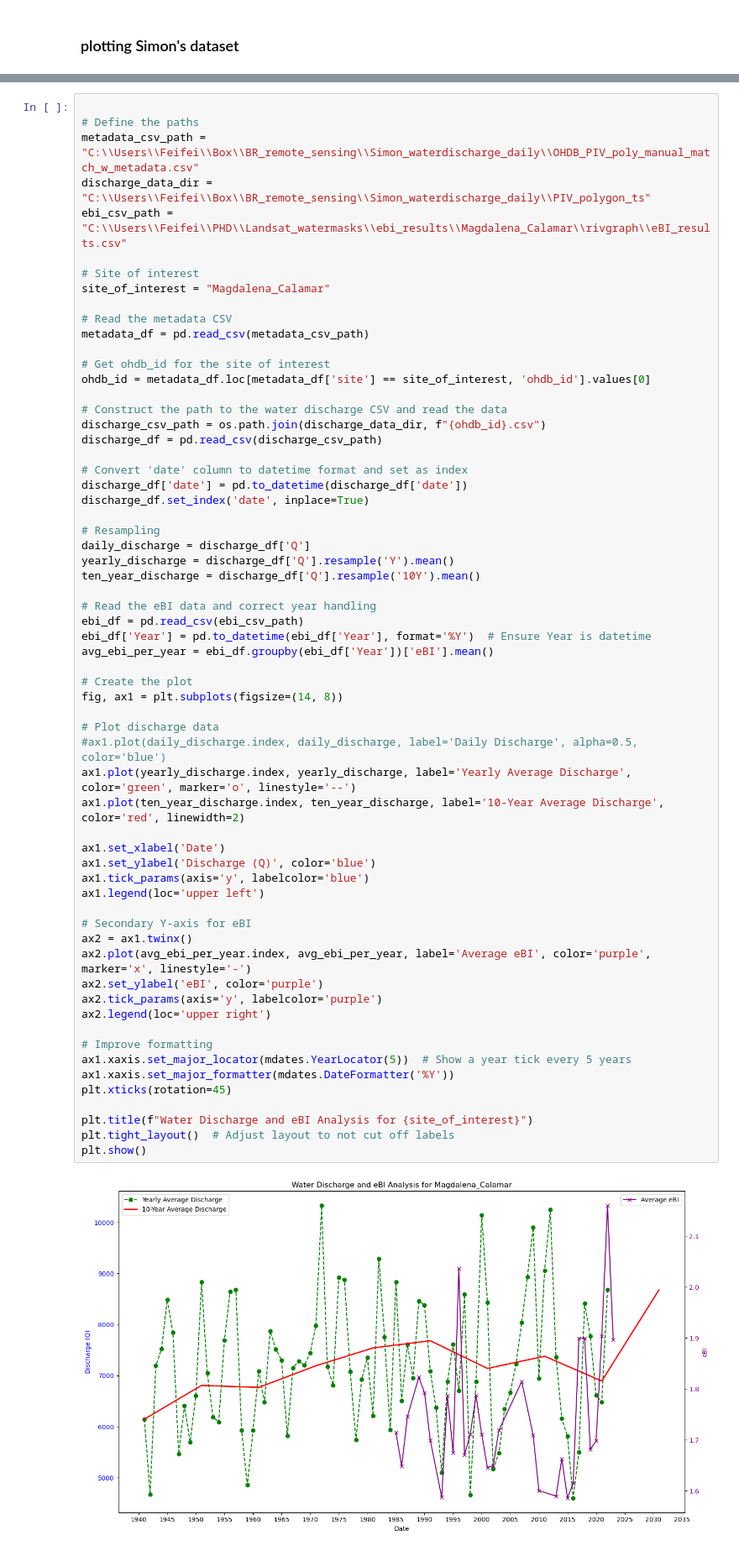
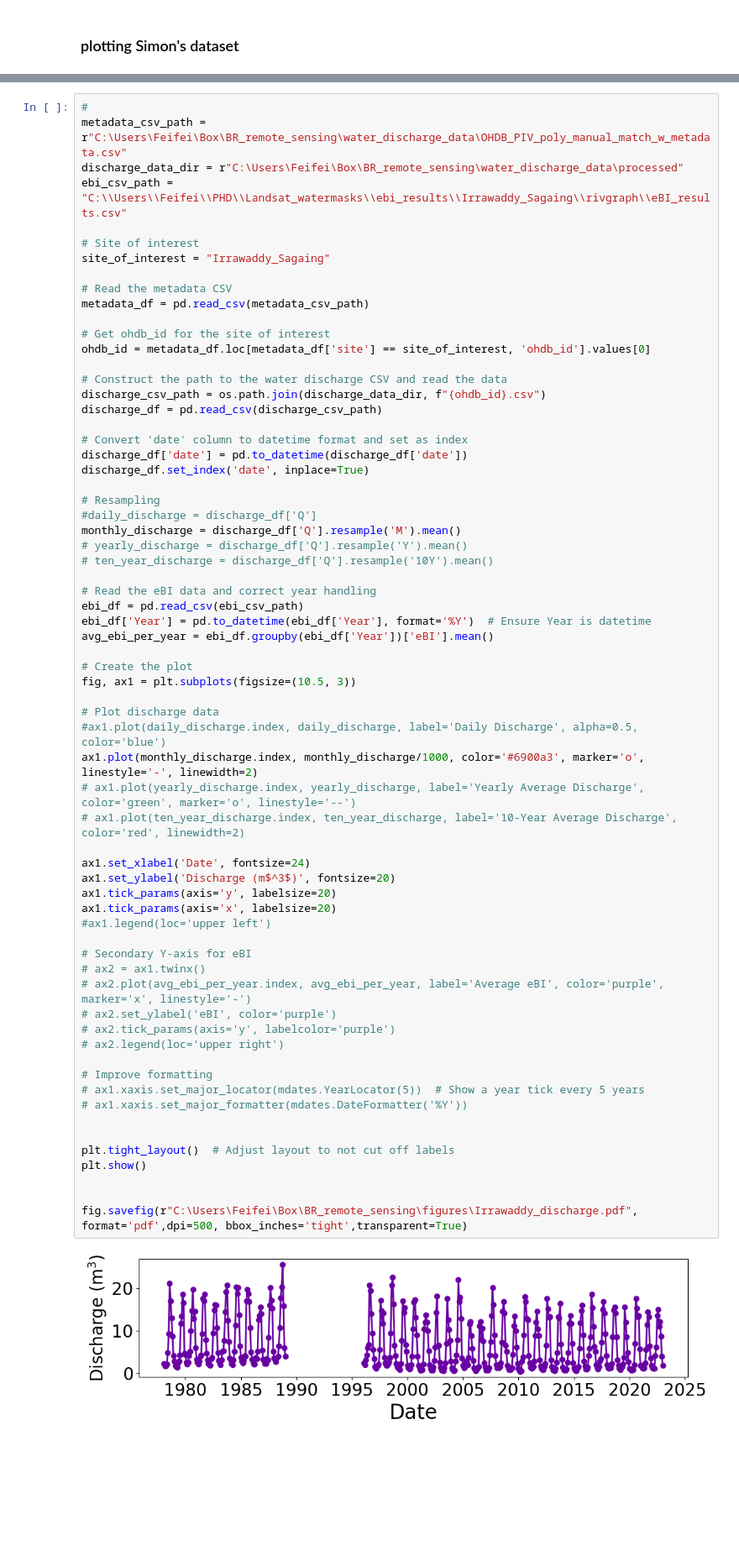
Before and after one commit to feifeixzhao/eBIcalculator, a Jupyter notebook: plot_eBI.ipynb, the cells around one changed output, grey strips where cells are left out. Shown at 84% size. Cells and saved outputs as stored; diff of their text form; blank space fills up the shorter version.

```diff
--- a/plot_eBI.ipynb
+++ b/plot_eBI.ipynb
@@ -1325,12 +1558,11 @@ See the caveats in the documentation: https://pandas.pydata.org/pandas-docs/stab
 # %%
-
-# Define the paths
-metadata_csv_path = "C:\\Users\\Feifei\\Box\\BR_remote_sensing\\Simon_waterdischarge_daily\\OHDB_PIV_poly_manual_match_w_metadata.csv"
-discharge_data_dir = "C:\\Users\\Feifei\\Box\\BR_remote_sensing\\Simon_waterdischarge_daily\\PIV_polygon_ts"
-ebi_csv_path = "C:\\Users\\Feifei\\PHD\\Landsat_watermasks\\ebi_results\\Magdalena_Calamar\\rivgraph\\eBI_results.csv"
+#
+metadata_csv_path = r"C:\Users\Feifei\Box\BR_remote_sensing\water_discharge_data\OHDB_PIV_poly_manual_match_w_metadata.csv"
+discharge_data_dir = r"C:\Users\Feifei\Box\BR_remote_sensing\water_discharge_data\processed"
+ebi_csv_path = "C:\\Users\\Feifei\\PHD\\Landsat_watermasks\\ebi_results\\Irrawaddy_Sagaing\\rivgraph\\eBI_results.csv"
 
 # Site of interest
-site_of_interest = "Magdalena_Calamar"
+site_of_interest = "Irrawaddy_Sagaing"
 
 # Read the metadata CSV
 metadata_df = pd.read_csv(metadata_csv_path)
@@ -1339,53 +1571,58 @@ metadata_df = pd.read_csv(metadata_csv_path)
 ohdb_id = metadata_df.loc[metadata_df['site'] == site_of_interest, 'ohdb_id'].values[0]
 
 # Construct the path to the water discharge CSV and read the data
 discharge_csv_path = os.path.join(discharge_data_dir, f"{ohdb_id}.csv")
 discharge_df = pd.read_csv(discharge_csv_path)
 
 # Convert 'date' column to datetime format and set as index
 discharge_df['date'] = pd.to_datetime(discharge_df['date'])
 discharge_df.set_index('date', inplace=True)
 
 # Resampling
-daily_discharge = discharge_df['Q']
-yearly_discharge = discharge_df['Q'].resample('Y').mean()
-ten_year_discharge = discharge_df['Q'].resample('10Y').mean()
+#daily_discharge = discharge_df['Q']
+monthly_discharge = discharge_df['Q'].resample('M').mean()
+# yearly_discharge = discharge_df['Q'].resample('Y').mean()
+# ten_year_discharge = discharge_df['Q'].resample('10Y').mean()
 
 # Read the eBI data and correct year handling
 ebi_df = pd.read_csv(ebi_csv_path)
 ebi_df['Year'] = pd.to_datetime(ebi_df['Year'], format='%Y')  # Ensure Year is datetime
 avg_ebi_per_year = ebi_df.groupby(ebi_df['Year'])['eBI'].mean()
 
 # Create the plot
-fig, ax1 = plt.subplots(figsize=(14, 8))
+fig, ax1 = plt.subplots(figsize=(10.5, 3))
 
 # Plot discharge data
 #ax1.plot(daily_discharge.index, daily_discharge, label='Daily Discharge', alpha=0.5, color='blue')
-ax1.plot(yearly_discharge.index, yearly_discharge, label='Yearly Average Discharge', color='green', marker='o', linestyle='--')
-ax1.plot(ten_year_discharge.index, ten_year_discharge, label='10-Year Average Discharge', color='red', linewidth=2)
+ax1.plot(monthly_discharge.index, monthly_discharge/1000, color='#6900a3', marker='o', linestyle='-', linewidth=2)
+# ax1.plot(yearly_discharge.index, yearly_discharge, label='Yearly Average Discharge', color='green', marker='o', linestyle='--')
+# ax1.plot(ten_year_discharge.index, ten_year_discharge, label='10-Year Average Discharge', color='red', linewidth=2)
 
-ax1.set_xlabel('Date')
-ax1.set_ylabel('Discharge (Q)', color='blue')
-ax1.tick_params(axis='y', labelcolor='blue')
-ax1.legend(loc='upper left')
+ax1.set_xlabel('Date', fontsize=24)
+ax1.set_ylabel('Discharge (m$^3$)', fontsize=20)
+ax1.tick_params(axis='y', labelsize=20)
+ax1.tick_params(axis='x', labelsize=20)
+#ax1.legend(loc='upper left')
 
 # Secondary Y-axis for eBI
-ax2 = ax1.twinx()
-ax2.plot(avg_ebi_per_year.index, avg_ebi_per_year, label='Average eBI', color='purple', marker='x', linestyle='-')
-ax2.set_ylabel('eBI', color='purple')
-ax2.tick_params(axis='y', labelcolor='purple')
-ax2.legend(loc='upper right')
+# ax2 = ax1.twinx()
+# ax2.plot(avg_ebi_per_year.index, avg_ebi_per_year, label='Average eBI', color='purple', marker='x', linestyle='-')
+# ax2.set_ylabel('eBI', color='purple')
+# ax2.tick_params(axis='y', labelcolor='purple')
+# ax2.legend(loc='upper right')
 
 # Improve formatting
-ax1.xaxis.set_major_locator(mdates.YearLocator(5))  # Show a year tick every 5 years
-ax1.xaxis.set_major_formatter(mdates.DateFormatter('%Y'))
-plt.xticks(rotation=45)
+# ax1.xaxis.set_major_locator(mdates.YearLocator(5))  # Show a year tick every 5 years
+# ax1.xaxis.set_major_formatter(mdates.DateFormatter('%Y'))
 
-plt.title(f"Water Discharge and eBI Analysis for {site_of_interest}")
+
 plt.tight_layout()  # Adjust layout to not cut off labels
 plt.show()
+
+
+fig.savefig(r"C:\Users\Feifei\Box\BR_remote_sensing\figures\Irrawaddy_discharge.pdf", format='pdf',dpi=500, bbox_inches='tight',transparent=True)
 # %% [output]
-[figure, old version]
+[figure, new version]
 # %%
 
 # Define the paths
```
Also changed, not shown: parts of 51 cells of this notebook, 1 other file.
